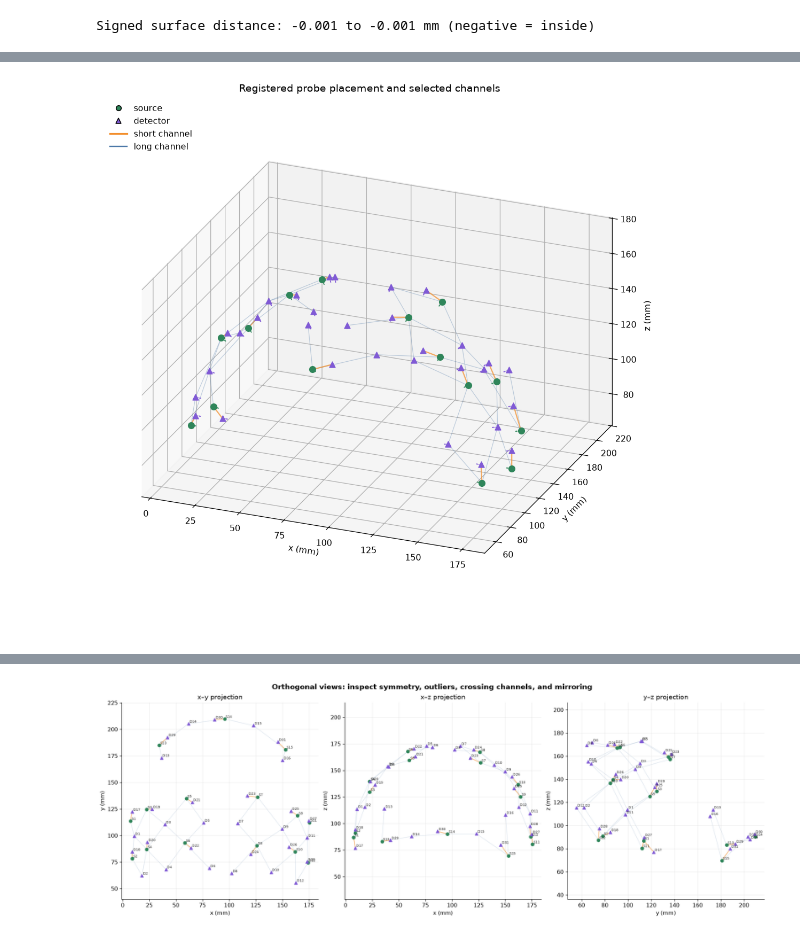
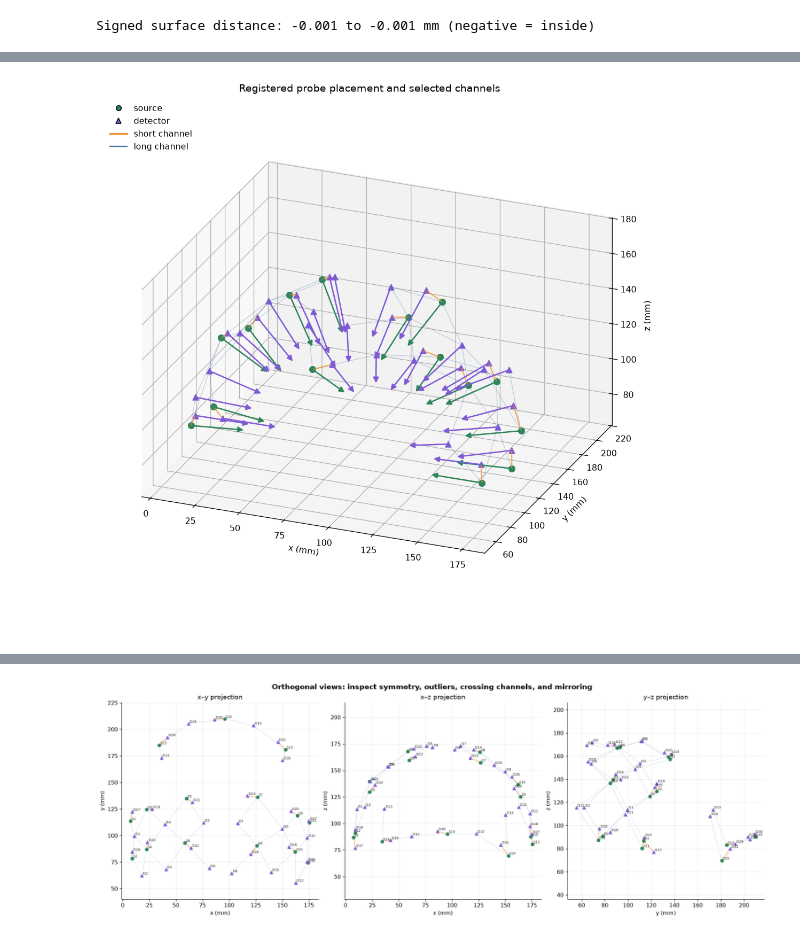
Before and after one commit to fnirs-simbox/mmc-nirs, a Jupyter notebook: notebooks/probe_registration_placement_analysis.ipynb, the cells around one changed output, grey strips where cells are left out. Drawn from its saved outputs; the diff is of its cells as text; code cells hidden in the pictures.

```diff
--- a/notebooks/probe_registration_placement_analysis.ipynb
+++ b/notebooks/probe_registration_placement_analysis.ipynb
@@ -44,6 +46,9 @@ def find_project_root(start: Path) -> Path:
     raise FileNotFoundError("Could not find a project root containing pyproject.toml")
 
 PROJECT_ROOT = find_project_root(Path.cwd())
+import sys
+if str(PROJECT_ROOT) not in sys.path:
+    sys.path.insert(0, str(PROJECT_ROOT))
 
 # Main input: this is the only required file.
 PROBE_PATH = PROJECT_ROOT / "workflow_example/e2e-files" / "mmcnirs_outputs" / "probe.npz"
@@ -61,7 +66,12 @@ MESH_SURFACE_ATOL_MM = 1e-3
 EXPECTED_DETECTOR_CAPTURE_RADIUS_MM = 1.0
 
 # Plot controls.
-DIRECTION_ARROW_LENGTH_MM = 3.0
+DIRECTION_ARROW_LENGTH_MM = 30.0
+DIRECTION_SURFACE_RADIUS_MM = 15.0  # Used when an older archive has no recorded radius.
+DIRECTION_ANGLE_TOLERANCE_DEG = 2.0
+DIRECTION_PERTURBATION_MM = 1.0
+DIRECTION_RADIUS_SPAN_MM = 3.0
+DIRECTION_RADIUS_STEP_MM = 0.5
 LABEL_2D_OPTODES = True
 
 print(f"Probe: {PROBE_PATH}")
@@ -536,12 +767,27 @@ display(
 | **PASS** | Unique channel pairings | 0 | 51 channels |
 # %%
+from matplotlib.patches import FancyArrowPatch
+from mpl_toolkits.mplot3d import proj3d
+
+class PlacementDirectionArrow3D(FancyArrowPatch):
+    """Project real 3D endpoints with arrowheads visible in every camera."""
+    def __init__(self,start,end,**kwargs):
+        super().__init__((0,0),(0,0),**kwargs)
+        self.points3d=np.vstack([start,end])
+    def draw(self,renderer):
+        x,y,_=proj3d.proj_transform(*self.points3d.T,self.axes.get_proj())
+        self.set_positions((x[0],y[0]),(x[1],y[1]))
+        super().draw(renderer)
+    def do_3d_projection(self):
+        return float(np.min(proj3d.proj_transform(*self.points3d.T,self.axes.get_proj())[2]))
+
 SHORT_COLOR = "#f28e2b"
 LONG_COLOR = "#4c78a8"
 SOURCE_COLOR = "#2f855a"
 DETECTOR_COLOR = "#805ad5"
 
 fig = plt.figure(figsize=(12, 9), layout="constrained")
-ax = fig.add_subplot(111, projection="3d")
+ax = fig.add_subplot(111, projection="3d", computed_zorder=False)
 
 for channel_index, (source_index, detector_index) in enumerate(pairings):
     channel = np.vstack(
@@ -564,49 +810,38 @@ ax.scatter(
 ax.scatter(
     *detector_positions.T,
     s=45,
     color=DETECTOR_COLOR,
     marker="^",
     depthshade=False,
 )
-ax.quiver(
-    *source_positions.T,
-    *source_directions.T,
-    length=DIRECTION_ARROW_LENGTH_MM,
-    normalize=True,
-    color=SOURCE_COLOR,
-    linewidth=0.8,
-    alpha=0.75,
-)
-ax.quiver(
-    *detector_positions.T,
-    *detector_directions.T,
-    length=DIRECTION_ARROW_LENGTH_MM,
-    normalize=True,
-    color=DETECTOR_COLOR,
-    linewidth=0.8,
-    alpha=0.75,
-)
+for points,vectors,color in [(source_positions,source_directions,SOURCE_COLOR),
+                              (detector_positions,detector_directions,DETECTOR_COLOR)]:
+    for point,vector in zip(points,vectors,strict=True):
+        norm=np.linalg.norm(vector)
+        if np.isfinite(norm) and norm>0:
+            ax.add_artist(PlacementDirectionArrow3D(point,point+DIRECTION_ARROW_LENGTH_MM*vector/norm,
+                arrowstyle="-|>",mutation_scale=13,shrinkA=0,shrinkB=0,lw=1.6,color=color,zorder=7))
 
 coordinate_span = np.ptp(all_positions, axis=0)
 ax.set_box_aspect(np.where(coordinate_span > 0, coordinate_span, 1.0))
 ax.set_proj_type("ortho")
 ax.view_init(elev=24, azim=-68)
 ax.set(
     title="Registered probe placement and selected channels",
     xlabel="x (mm)",
     ylabel="y (mm)",
     zlabel="z (mm)",
 )
 ax.legend(
     handles=[
         Line2D([0], [0], marker="o", color="none", markerfacecolor=SOURCE_COLOR, label="source"),
         Line2D([0], [0], marker="^", color="none", markerfacecolor=DETECTOR_COLOR, label="detector"),
         Line2D([0], [0], color=SHORT_COLOR, linewidth=2, label="short channel"),
         Line2D([0], [0], color=LONG_COLOR, linewidth=1.5, label="long channel"),
     ],
     frameon=False,
     loc="upper left",
 )
 plt.show()
 # %% [output]
-[figure, old version]
+[figure, new version]
```
Also changed, not shown: parts of 7 cells of this notebook, 15 other files.
